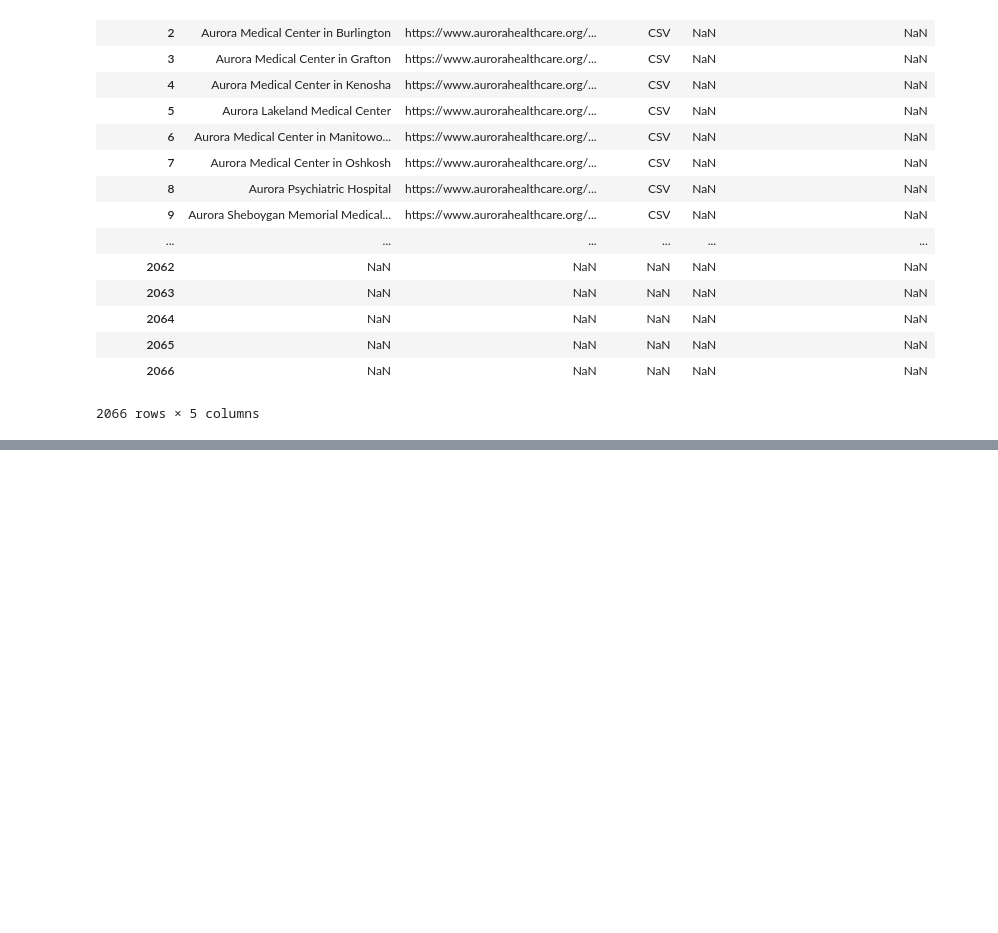
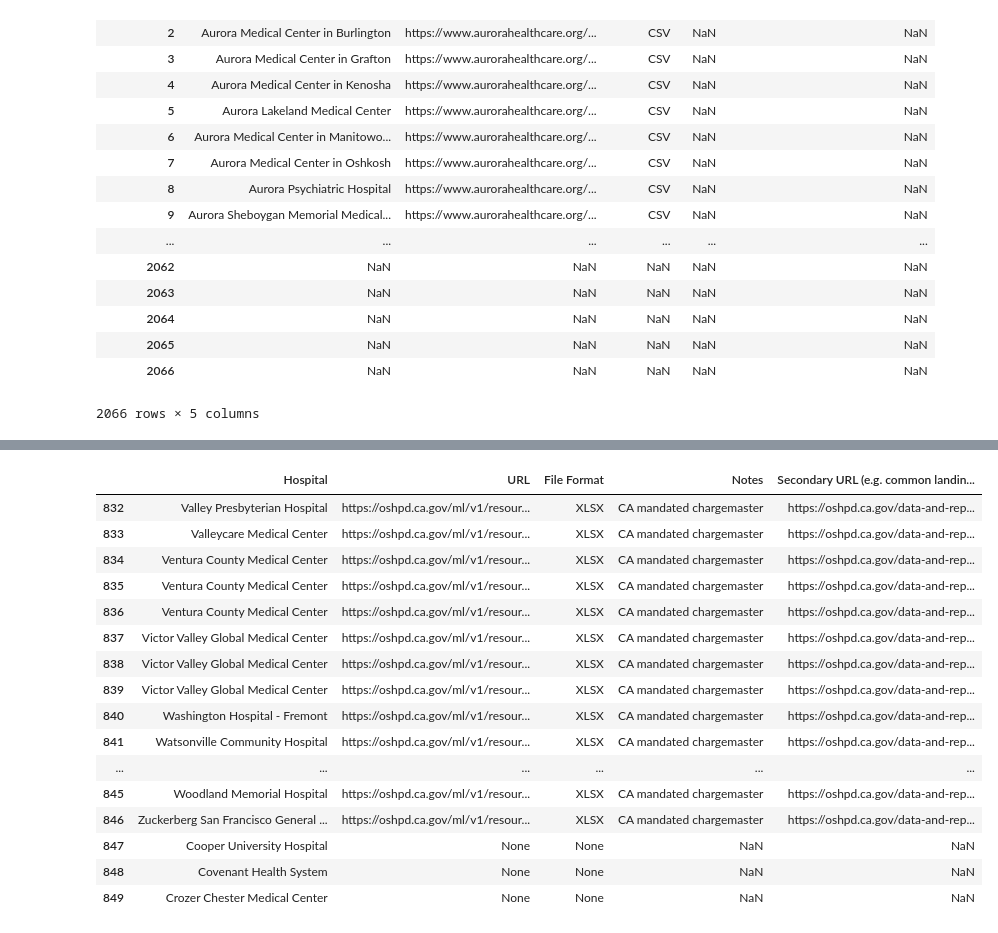
Before and after one commit to emigre459/Hospital-Chargemasters, a Jupyter notebook: Dataset_Collection.ipynb, the cells around one changed output, grey strips where cells are left out. Saved outputs shown, nothing was run; the diff lists cells and outputs as text; code cells hidden in the pictures; blank space fills up the shorter version.

```diff
--- a/Dataset_Collection.ipynb
+++ b/Dataset_Collection.ipynb
@@ -34,7 +48,7 @@ import openpyxl
 import pandas as pd
 
 
-def get_URLs(cell_range, col_name = 'URL', filepath='chargemasters/chargemaster_index.xlsx', sheet_name='Sheet1'):
+def get_URLs(cell_range, filepath='chargemasters/chargemaster_index.xlsx', sheet_name='Sheet1'):
     '''
     Extract embedded URLs from cells in an Excel workbook.
 
@@ -43,15 +57,14 @@ def get_URLs(cell_range, col_name = 'URL', filepath='chargemasters/chargemaster_
     cell_range: two-element tuple of str. Defines the first and last cell in a column
         from which you want to extract embedded URLs
 
-    col_name: str. The name of the column you would like to overwrite with these URLs in your source DataFrame.
-
     filepath: str. Relative (to working directory) filepath of workbook
 
     sheet_name: str. Name of worksheet in your workbook that contains the cells of interest
 
     Returns
     -------
-    urls: pandas Series of str. Each element is an embedded URL. If a URL can't be found, element is None.
+    urls: pandas DataFrame with one string column called 'URL'. Each element is an extracted URL.
+        If a URL can't be found, element is None.
         Index of urls should match corresponding DataFrame row index for relevant subset of data if XLSX
         were imported as a DataFrame using read_excel(). Assumes that: Excel row number = (DataFrame index + 1)
     '''
@@ -61,6 +74,7 @@ def get_URLs(cell_range, col_name = 'URL', filepath='chargemasters/chargemaster_
     cells = ws[cell_range[0]:cell_range[1]]
     index = [cell.row - 1 for e in cells for cell in e]
 
+    # Whenever hyperlink is found, return URL as string, otherwise return None
     urls = [cell.hyperlink.target if cell.hyperlink is not None else None for e in cells for cell in e]
 
-    return pd.Series(urls, index=index, name = col_name)
+    return pd.DataFrame(urls, index=index, columns=['URL'])
@@ -150,7 +119,3 @@ def download_file(row, filepath = 'chargemasters/'):
         #open('chargemasters/' + new_filename, 'wb').write(r.content)
 
         return file_ext.upper()
-# %%
-temp_df = pd.DataFrame(urls)
-temp_df['File Format'] = temp_df.apply(download_file, axis = 1)
-temp_df
@@ -191,0 +122,5 @@ temp_df
+# %%
+#Extract URLs and file formats and download chargemaster files
+df = get_URLs(('C833', 'C850'))
+df['File Format'] = temp_df.apply(download_file, axis = 1)
+df
@@ -191,0 +160,24 @@ temp_df
+# %%
+# Merge metadata df with output of download_files()
+# (by overwriting existing data, if any, in URL and File Format columns)
+
+metadata.loc[df.index, ['URL', 'File Format']] = temp_df
+metadata.loc[df.index]
+# %% [output]
+|  | Hospital | URL | File Format | Notes | Secondary URL (e.g. common landin... |
+| 832 | Valley Presbyterian Hospital | https://oshpd.ca.gov/ml/v1/resour... | XLSX | CA mandated chargemaster | https://oshpd.ca.gov/data-and-rep... |
+| 833 | Valleycare Medical Center | https://oshpd.ca.gov/ml/v1/resour... | XLSX | CA mandated chargemaster | https://oshpd.ca.gov/data-and-rep... |
+| 834 | Ventura County Medical Center | https://oshpd.ca.gov/ml/v1/resour... | XLSX | CA mandated chargemaster | https://oshpd.ca.gov/data-and-rep... |
+| 835 | Ventura County Medical Center | https://oshpd.ca.gov/ml/v1/resour... | XLSX | CA mandated chargemaster | https://oshpd.ca.gov/data-and-rep... |
+| 836 | Ventura County Medical Center | https://oshpd.ca.gov/ml/v1/resour... | XLSX | CA mandated chargemaster | https://oshpd.ca.gov/data-and-rep... |
+| 837 | Victor Valley Global Medical Center | https://oshpd.ca.gov/ml/v1/resour... | XLSX | CA mandated chargemaster | https://oshpd.ca.gov/data-and-rep... |
+| 838 | Victor Valley Global Medical Center | https://oshpd.ca.gov/ml/v1/resour... | XLSX | CA mandated chargemaster | https://oshpd.ca.gov/data-and-rep... |
+| 839 | Victor Valley Global Medical Center | https://oshpd.ca.gov/ml/v1/resour... | XLSX | CA mandated chargemaster | https://oshpd.ca.gov/data-and-rep... |
+| 840 | Washington Hospital - Fremont | https://oshpd.ca.gov/ml/v1/resour... | XLSX | CA mandated chargemaster | https://oshpd.ca.gov/data-and-rep... |
+| 841 | Watsonville Community Hospital | https://oshpd.ca.gov/ml/v1/resour... | XLSX | CA mandated chargemaster | https://oshpd.ca.gov/data-and-rep... |
+| ... | ... | ... | ... | ... | ... |
+| 845 | Woodland Memorial Hospital | https://oshpd.ca.gov/ml/v1/resour... | XLSX | CA mandated chargemaster | https://oshpd.ca.gov/data-and-rep... |
+| 846 | Zuckerberg San Francisco General ... | https://oshpd.ca.gov/ml/v1/resour... | XLSX | CA mandated chargemaster | https://oshpd.ca.gov/data-and-rep... |
+| 847 | Cooper University Hospital | None | None | NaN | NaN |
+| 848 | Covenant Health System | None | None | NaN | NaN |
+| 849 | Crozer Chester Medical Center | None | None | NaN | NaN |
```
Also changed, not shown: parts of 11 cells of this notebook.
